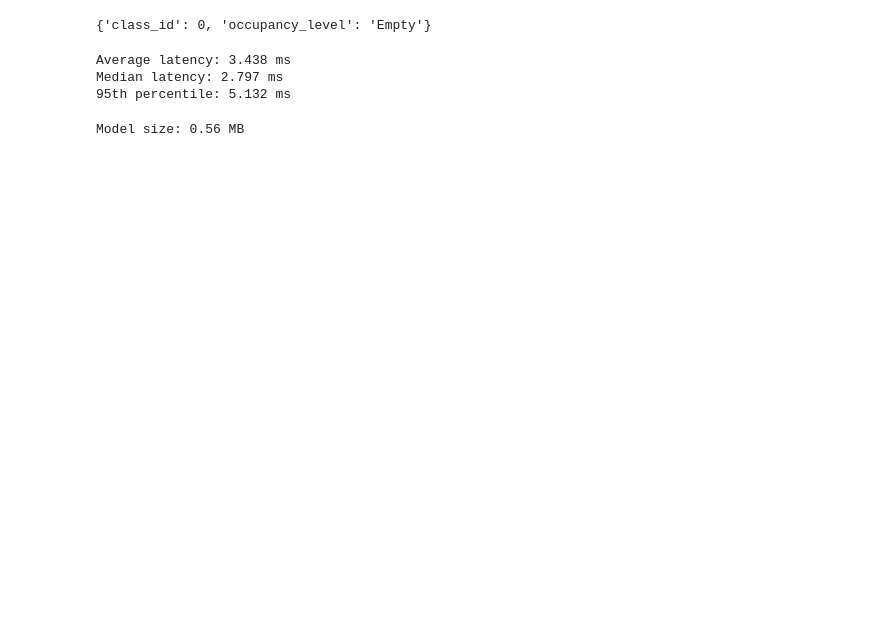
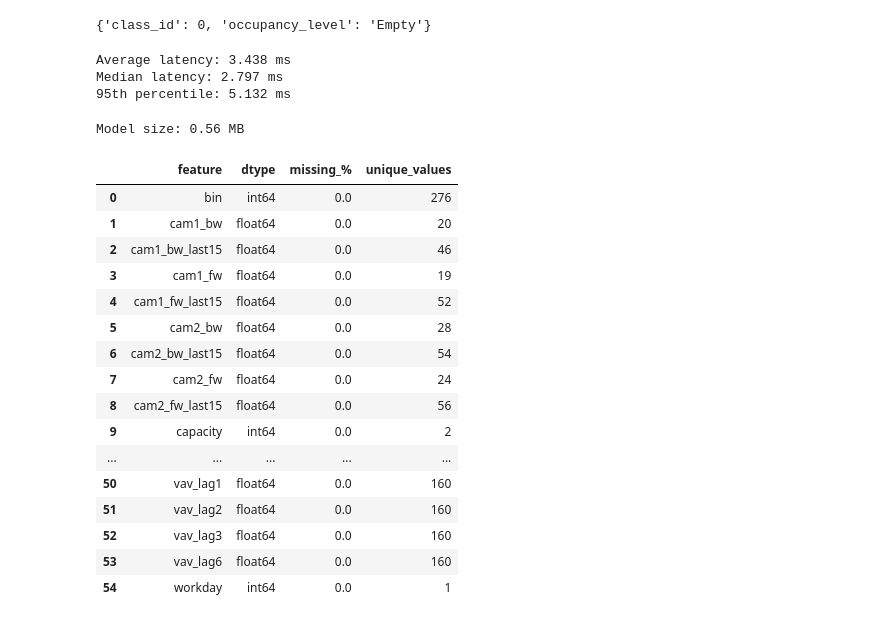
Before and after one commit to SimrahRuqiya/adaptive-district-backbone, a Jupyter notebook: notebooks/05_catboost_edge_deployment.ipynb, the cells around one changed output. Cells and saved outputs as stored; diff of their text form; code cells hidden in the pictures; blank space fills up the shorter version.

```diff
--- a/notebooks/05_catboost_edge_deployment.ipynb
+++ b/notebooks/05_catboost_edge_deployment.ipynb
@@ -335,3 +335,38 @@ model_size_mb = model_path.stat().st_size / (1024 ** 2)
 print("Model size:", round(model_size_mb, 2), "MB")
 # %% [output]
 Model size: 0.56 MB
+# %%
+feature_audit = pd.DataFrame({
+    "feature": feature_cols,
+    "dtype": [data[c].dtype for c in feature_cols],
+    "missing_%": [
+        data[c].isna().mean() * 100 for c in feature_cols
+    ],
+    "unique_values": [
+        data[c].nunique() for c in feature_cols
+    ]
+})
+
+display(
+    feature_audit.sort_values("feature")
+    .round(2)
+    .reset_index(drop=True)
+)
+# %% [output]
+|  | feature | dtype | missing_% | unique_values |
+| 0 | bin | int64 | 0.0 | 276 |
+| 1 | cam1_bw | float64 | 0.0 | 20 |
+| 2 | cam1_bw_last15 | float64 | 0.0 | 46 |
+| 3 | cam1_fw | float64 | 0.0 | 19 |
+| 4 | cam1_fw_last15 | float64 | 0.0 | 52 |
+| 5 | cam2_bw | float64 | 0.0 | 28 |
+| 6 | cam2_bw_last15 | float64 | 0.0 | 54 |
+| 7 | cam2_fw | float64 | 0.0 | 24 |
+| 8 | cam2_fw_last15 | float64 | 0.0 | 56 |
+| 9 | capacity | int64 | 0.0 | 2 |
+| ... | ... | ... | ... | ... |
+| 50 | vav_lag1 | float64 | 0.0 | 160 |
+| 51 | vav_lag2 | float64 | 0.0 | 160 |
+| 52 | vav_lag3 | float64 | 0.0 | 160 |
+| 53 | vav_lag6 | float64 | 0.0 | 160 |
+| 54 | workday | int64 | 0.0 | 1 |
```
Also changed, not shown: parts of 13 cells of this notebook, 18 other files.
